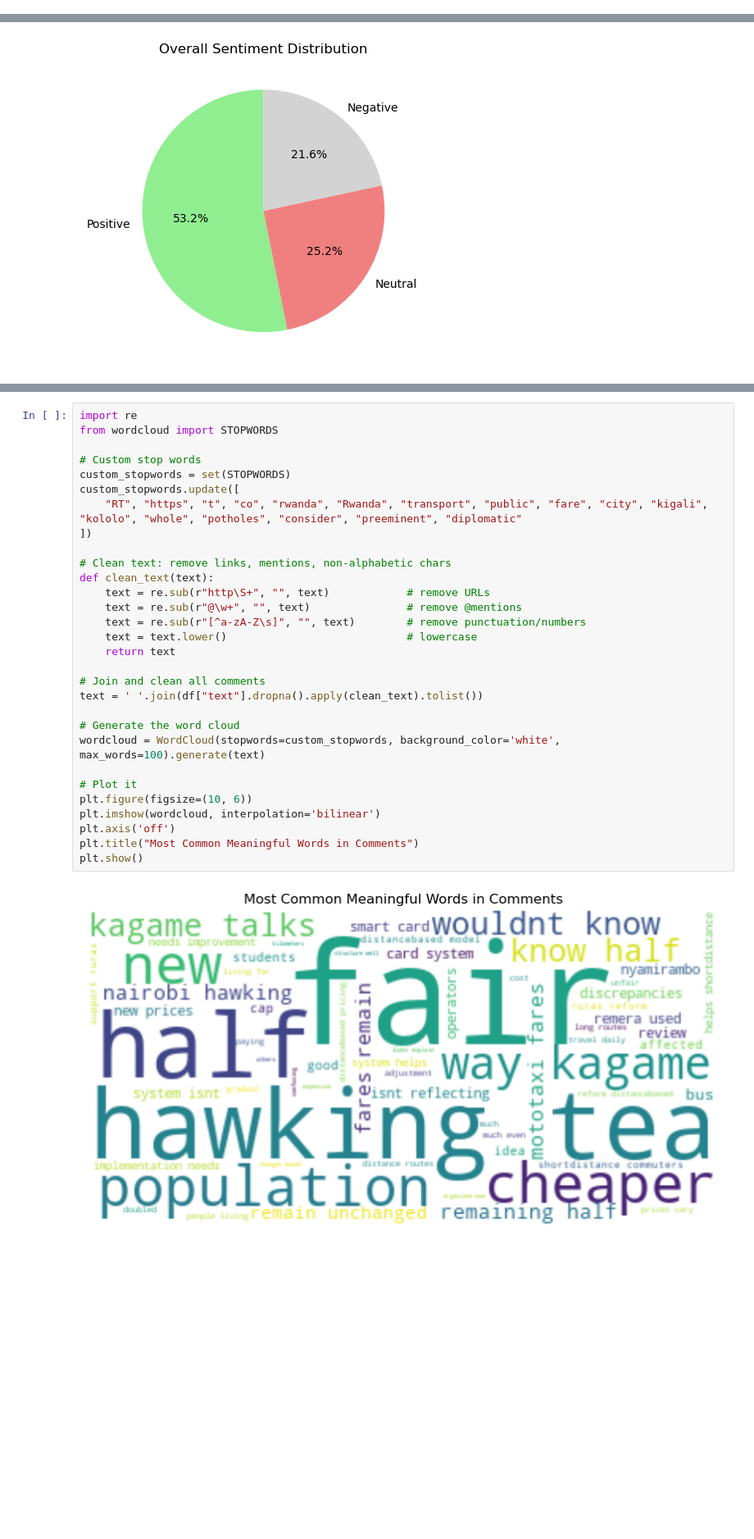
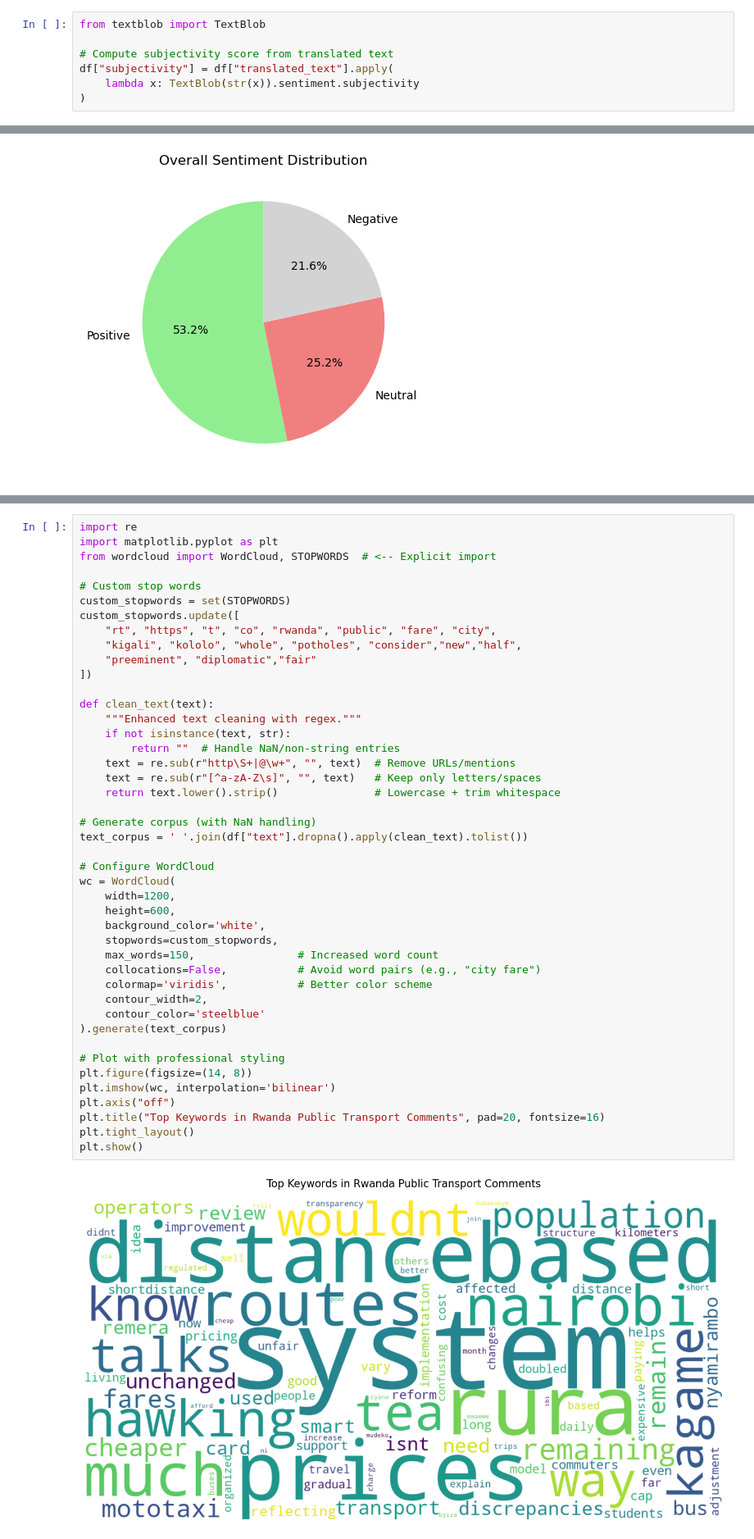
Before and after one commit to abmuvunyi/FareReformInsights, a Jupyter notebook: analysis/sentiment_analysis.ipynb, the cells around one changed output, grey strips where cells are left out. Shown at 82% size. Saved outputs shown, nothing was run; the diff lists cells and outputs as text; blank space fills up the shorter version.

```diff
--- a/analysis/sentiment_analysis.ipynb
+++ b/analysis/sentiment_analysis.ipynb
@@ -121,3 +230,10 @@ Flagged (high subjectivity) examples:
 32           0.9
 35           0.9
 36           0.9
+# %%
+from textblob import TextBlob
+
+# Compute subjectivity score from translated text
+df["subjectivity"] = df["translated_text"].apply(
+    lambda x: TextBlob(str(x)).sentiment.subjectivity
+)
@@ -158,32 +306,46 @@ plt.show()
 # %%
 import re
-from wordcloud import STOPWORDS
+import matplotlib.pyplot as plt
+from wordcloud import WordCloud, STOPWORDS  # <-- Explicit import
 
 # Custom stop words
 custom_stopwords = set(STOPWORDS)
 custom_stopwords.update([
-    "RT", "https", "t", "co", "rwanda", "Rwanda", "transport", "public", "fare", "city", "kigali", "kololo", "whole", "potholes", "consider", "preeminent", "diplomatic"
+    "rt", "https", "t", "co", "rwanda", "public", "fare", "city",
+    "kigali", "kololo", "whole", "potholes", "consider","new","half",
+    "preeminent", "diplomatic","fair"
 ])
 
-# Clean text: remove links, mentions, non-alphabetic chars
 def clean_text(text):
-    text = re.sub(r"http\S+", "", text)            # remove URLs
-    text = re.sub(r"@\w+", "", text)               # remove @mentions
-    text = re.sub(r"[^a-zA-Z\s]", "", text)        # remove punctuation/numbers
-    text = text.lower()                            # lowercase
-    return text
+    """Enhanced text cleaning with regex."""
+    if not isinstance(text, str):
+        return ""  # Handle NaN/non-string entries
+    text = re.sub(r"http\S+|@\w+", "", text)  # Remove URLs/mentions
+    text = re.sub(r"[^a-zA-Z\s]", "", text)   # Keep only letters/spaces
+    return text.lower().strip()               # Lowercase + trim whitespace
 
-# Join and clean all comments
-text = ' '.join(df["text"].dropna().apply(clean_text).tolist())
+# Generate corpus (with NaN handling)
+text_corpus = ' '.join(df["text"].dropna().apply(clean_text).tolist())
 
-# Generate the word cloud
-wordcloud = WordCloud(stopwords=custom_stopwords, background_color='white', max_words=100).generate(text)
+# Configure WordCloud
+wc = WordCloud(
+    width=1200,
+    height=600,
+    background_color='white',
+    stopwords=custom_stopwords,
+    max_words=150,                # Increased word count
+    collocations=False,           # Avoid word pairs (e.g., "city fare")
+    colormap='viridis',           # Better color scheme
+    contour_width=2,
+    contour_color='steelblue'
+).generate(text_corpus)
 
-# Plot it
-plt.figure(figsize=(10, 6))
-plt.imshow(wordcloud, interpolation='bilinear')
-plt.axis('off')
-plt.title("Most Common Meaningful Words in Comments")
+# Plot with professional styling
+plt.figure(figsize=(14, 8))
+plt.imshow(wc, interpolation='bilinear')
+plt.axis("off")
+plt.title("Top Keywords in Rwanda Public Transport Comments", pad=20, fontsize=16)
+plt.tight_layout()
 plt.show()
 # %% [output]
-[figure, old version]
+[figure, new version]
```
Also changed, not shown: parts of 13 cells of this notebook, 3 other files.
